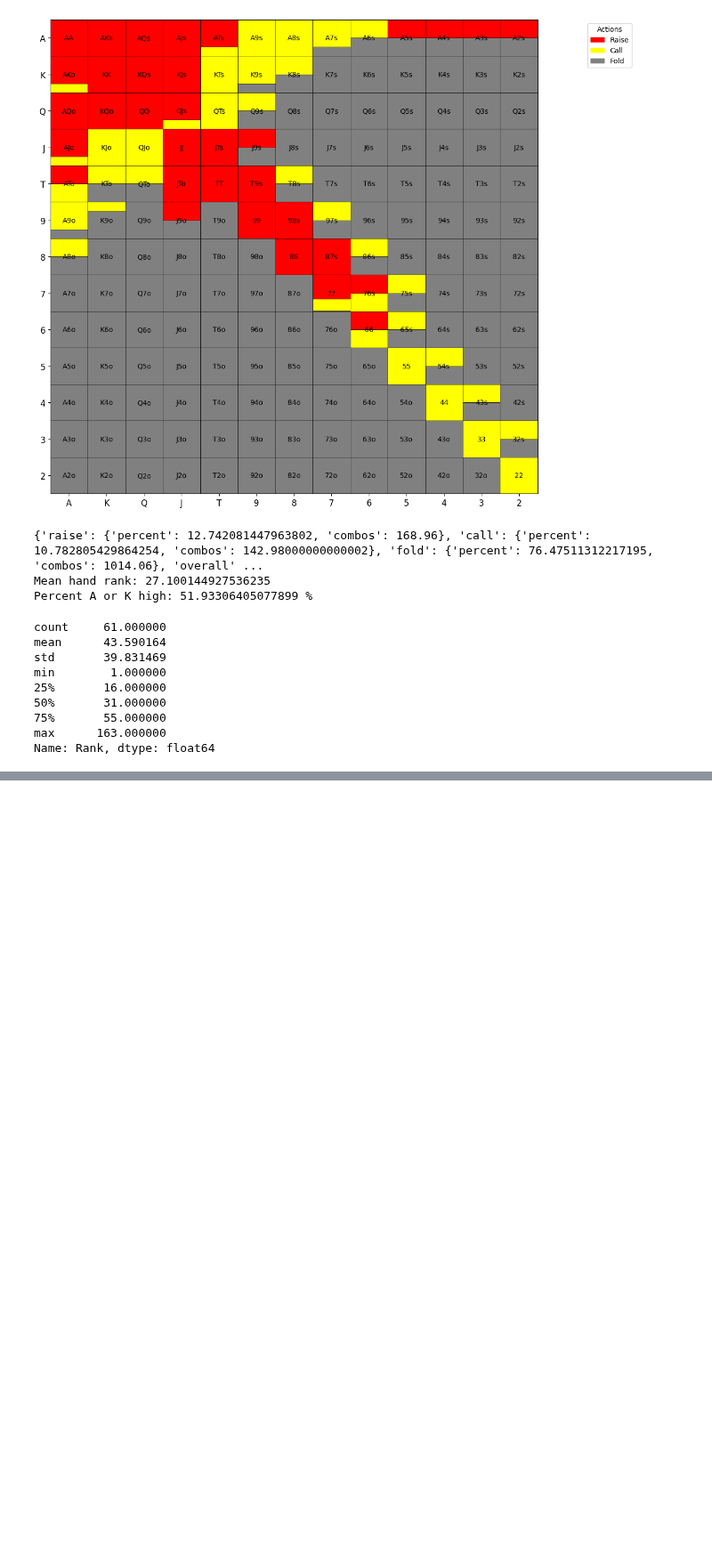
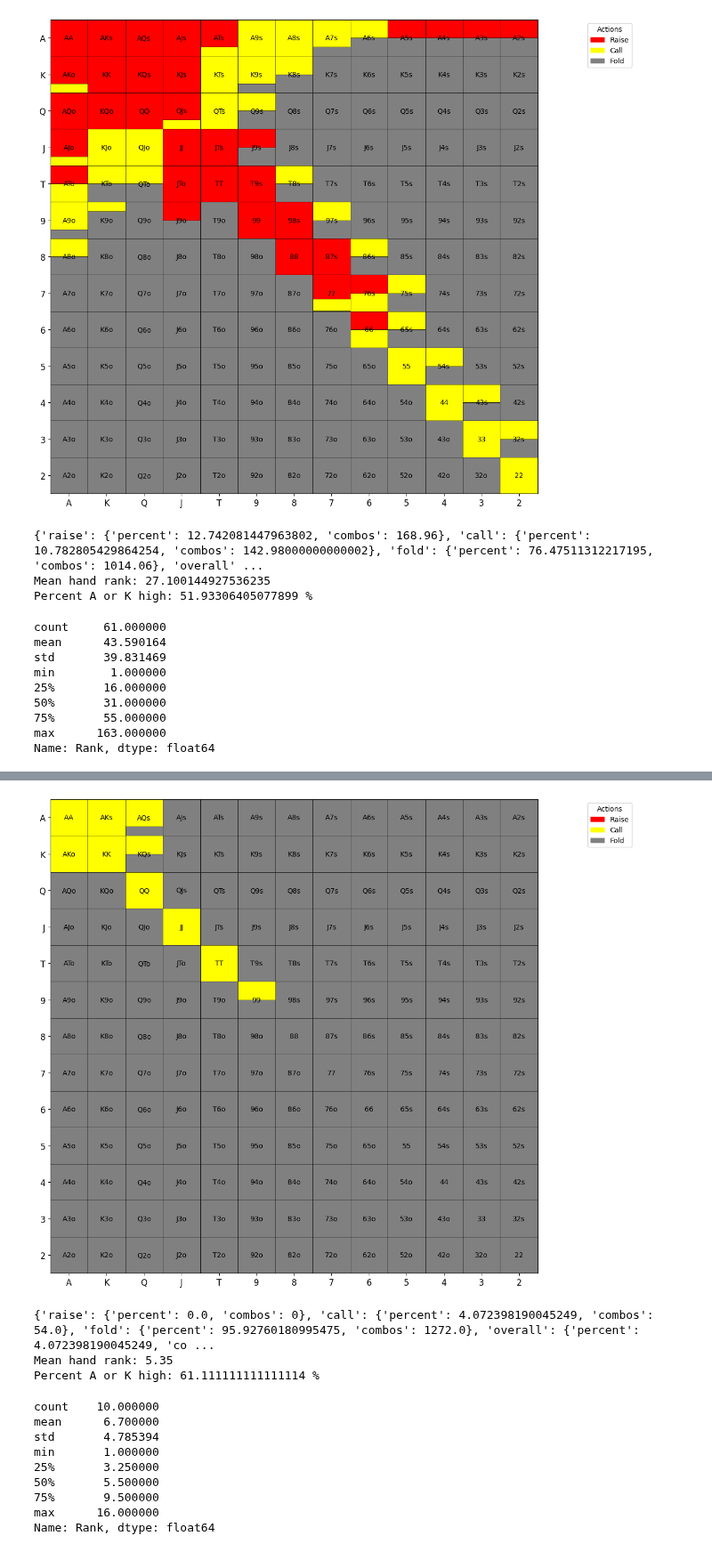
Before and after one commit to KunaalAgarwal/poker_analysis, a Jupyter notebook: src/button_ranges.ipynb, the cells around one changed output, grey strips where cells are left out. Shown at 89% size. Cells and saved outputs as stored; diff of their text form; code cells hidden in the pictures; blank space fills up the shorter version.

Commit message:
added 4bet call range for btn

```diff
--- a/src/button_ranges.ipynb
+++ b/src/button_ranges.ipynb
@@ -370,0 +379,55 @@ Name: Rank, dtype: float64
+# %%
+response_4bet_range = {
+    # Pairs
+    "AA": {"raise": 0, "call": 1.0},
+    "KK": {"raise": 0, "call": 1.0},
+    "QQ": {"raise": 0, "call": 1.0},
+    "JJ": {"raise": 0, "call": 1.0},
+    "TT": {"raise": 0, "call": 1.0},
+    "99": {"raise": 0, "call": 0.5},
+    "88": {"raise": 0, "call": 0.0},
+
+    "AKs": {"raise": 0, "call": 1.0},
+    "AQs": {"raise": 0, "call": 0.75},
+    "AJs": {"raise": 0, "call": 0.0},
+    "ATs": {"raise": 0, "call": 0.0},
+
+    "AKo": {"raise": 0.0, "call": 1.0}, # keep some combos to uncap the flatting range
+    "AQo": {"raise": 0.0, "call": 0.0},
+    "AJo": {"raise": 0.0, "call": 0.0},
+    "ATo": {"raise": 0.0, "call": 0.0}, # probably weakest AXo to 3bet
+
+    "KQs": {"raise": 0.0, "call": 0.5},
+    "KJs": {"raise": 0.0, "call": 0.0},
+
+    "KQo": {"raise": 0.0, "call": 0.0},
+
+    "QJs": {"raise": 0.0, "call": 0.0},
+    "JTs": {"raise": 0.0, "call": 0.0},
+}
+
+response_4bet = range_construction.generate_range(response_4bet_range)
+response_4bet_distribution = range_construction.range_hand_distribution(response_4bet_range)
+response_4bet_percent_by_actions = range_construction.range_percent_by_all_actions(response_4bet_range)
+response_4bet_mean_hand_rank = range_construction.average_range_rank(response_4bet_range)
+
+print(response_4bet_percent_by_actions)
+print(f'Mean hand rank: {response_4bet_mean_hand_rank}')
+print(f'Percent A or K high: {range_construction.percent_range_high_card(response_4bet_range)} %')
+
+response_4bet_distribution[1].to_csv('../btn_ranges/btn_response_4bet_distribution.csv')
+response_4bet_distribution[0]
+# %% [output]
+[figure, added]
+{'raise': {'percent': 0.0, 'combos': 0}, 'call': {'percent': 4.072398190045249, 'combos': 54.0}, 'fold': {'percent': 95.92760180995475, 'combos': 1272.0}, 'overall': {'percent': 4.072398190045249, 'co ...
+Mean hand rank: 5.35
+Percent A or K high: 61.111111111111114 %
+count    10.000000
+mean      6.700000
+std       4.785394
+min       1.000000
+25%       3.250000
+50%       5.500000
+75%       9.500000
+max      16.000000
+Name: Rank, dtype: float64
```
Also changed, not shown: parts of 2 cells of this notebook, 2 other files.
